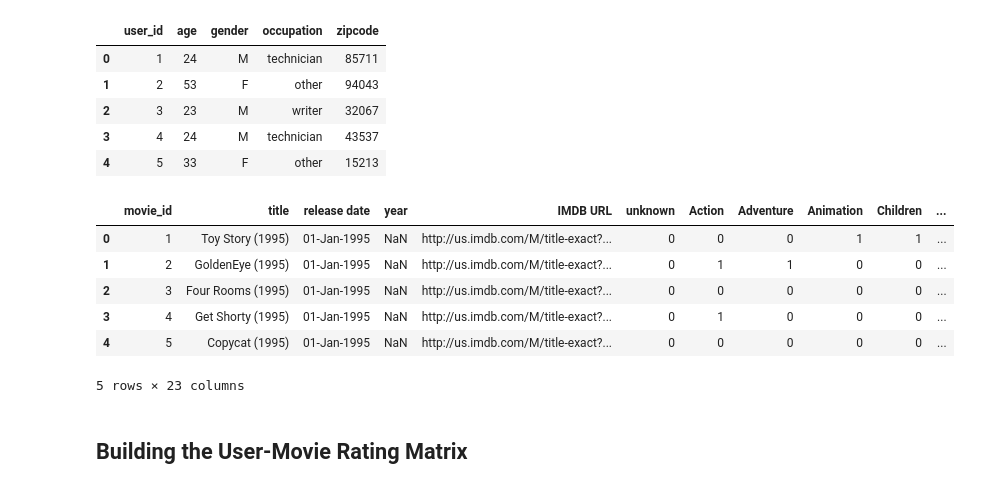
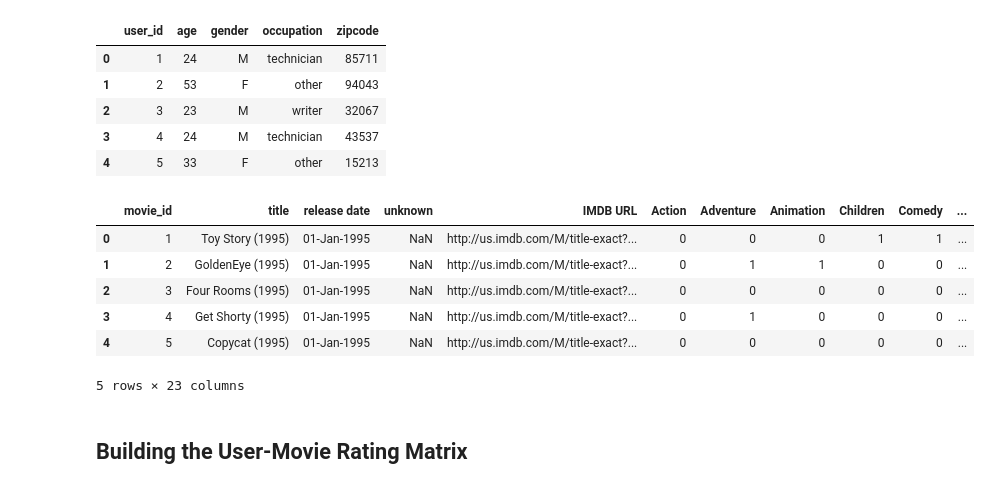
Before and after one commit to jgroubert14/Movie-Book-Recommendation-System, a Jupyter notebook: movierecommendation.ipynb, the cells around one changed output. Drawn from its saved outputs; the diff is of its cells as text; code cells hidden in the pictures.

```diff
--- a/movierecommendation.ipynb
+++ b/movierecommendation.ipynb
@@ -34,10 +34,10 @@ users.head()
 | 3 | 4 | 24 | M | technician | 43537 |
 | 4 | 5 | 33 | F | other | 15213 |
 # %%
-movies = pd.read_csv('ml-100k/u.item', sep='|', usecols=range(23), names=['movie_id', 'title', 'release date','year', 'IMDB URL', 'unknown', 'Action', 'Adventure', 'Animation', 'Children', 'Comedy', 'Crime', 'Documentary', 'Drama', 'Fantasy', 'Film-Noir', 'Horror', 'Musical', 'Mystery', 'Romance', 'Sci-Fi', 'Thriller', 'War', 'Western'], encoding='latin-1')
+movies = pd.read_csv('ml-100k/u.item', sep='|', usecols=range(23), names=['movie_id', 'title', 'release date', 'unknown', 'IMDB URL', 'Action', 'Adventure', 'Animation', 'Children', 'Comedy', 'Crime', 'Documentary', 'Drama', 'Fantasy', 'Film-Noir', 'Horror', 'Musical', 'Mystery', 'Romance', 'Sci-Fi', 'Thriller', 'War', 'Western'], encoding='latin-1')
 movies.head()
 # %% [output]
-|  | movie_id | title | release date | year | IMDB URL | unknown | Action | Adventure | Animation | Children | ... |
+|  | movie_id | title | release date | unknown | IMDB URL | Action | Adventure | Animation | Children | Comedy | ... |
 | 0 | 1 | Toy Story (1995) | 01-Jan-1995 | NaN | http://us.imdb.com/M/title-exact?... | 0 | 0 | 0 | 1 | 1 | ... |
 | 1 | 2 | GoldenEye (1995) | 01-Jan-1995 | NaN | http://us.imdb.com/M/title-exact?... | 0 | 1 | 1 | 0 | 0 | ... |
 | 2 | 3 | Four Rooms (1995) | 01-Jan-1995 | NaN | http://us.imdb.com/M/title-exact?... | 0 | 0 | 0 | 0 | 0 | ... |
```
Also changed, not shown: parts of 13 cells of this notebook, 1 other file.
